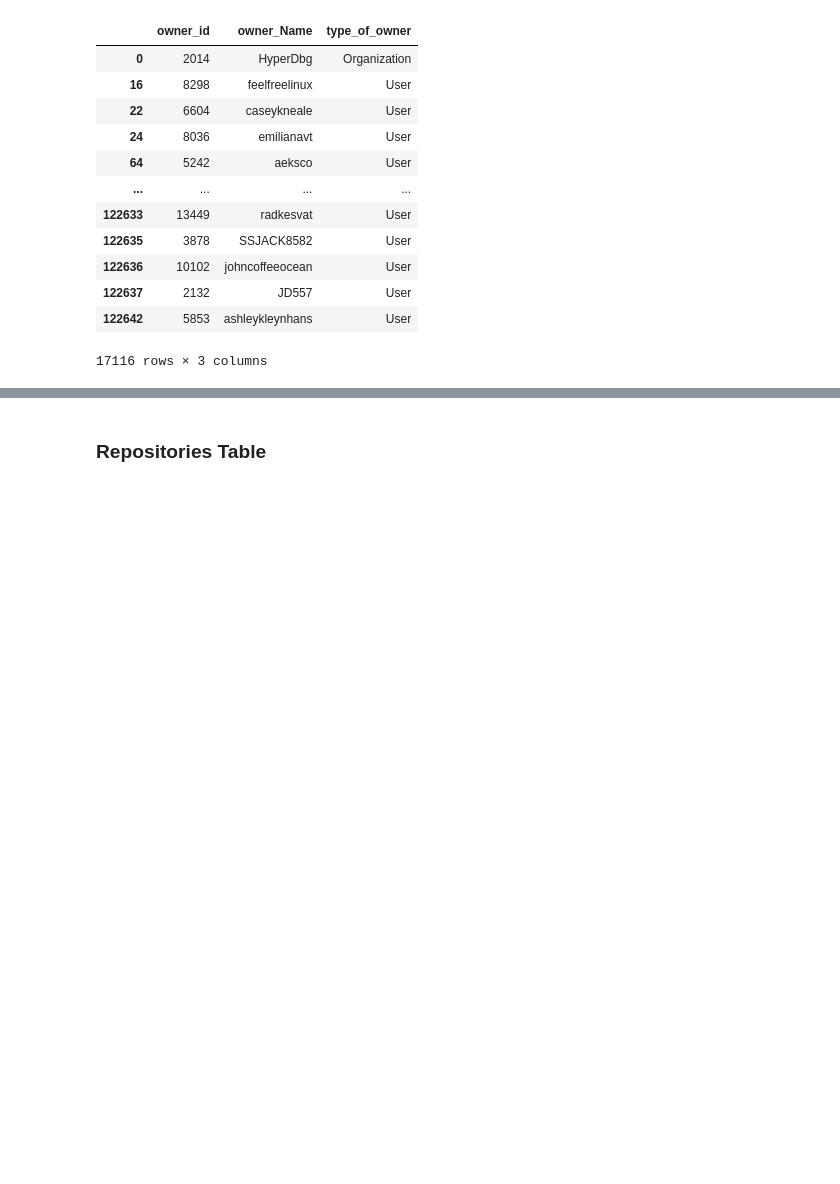
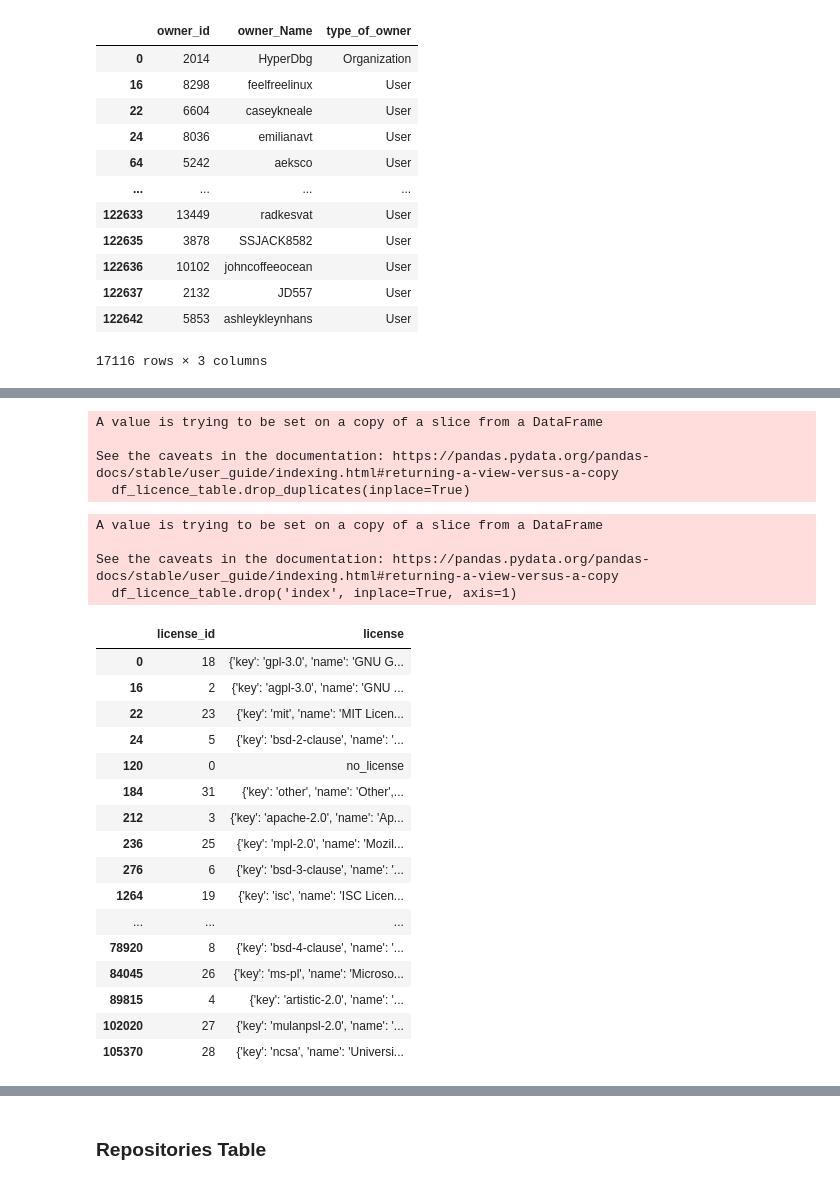
Before and after one commit to elouardyabderrahim/Mod-lisation-stockage-donn-es-gitHub-, a Jupyter notebook: github_db.ipynb, the cells around one changed output, grey strips where cells are left out. Drawn from its saved outputs; the diff is of its cells as text; code cells hidden in the pictures; blank space fills up the shorter version.

```diff
--- a/github_db.ipynb
+++ b/github_db.ipynb
@@ -511,0 +524,2 @@ df_Owners_table
+# %%
+df_licence_table=data_ready_to_insert[['license_id','license']]
@@ -511,0 +542,34 @@ df_Owners_table
+# %%
+df_licence_table.drop_duplicates(inplace=True)
+# %% [output]
+A value is trying to be set on a copy of a slice from a DataFrame
+
+See the caveats in the documentation: https://pandas.pydata.org/pandas-docs/stable/user_guide/indexing.html#returning-a-view-versus-a-copy
+  df_licence_table.drop_duplicates(inplace=True)
+# %%
+df_licence_table.drop('index', inplace=True, axis=1)
+# %% [output]
+A value is trying to be set on a copy of a slice from a DataFrame
+
+See the caveats in the documentation: https://pandas.pydata.org/pandas-docs/stable/user_guide/indexing.html#returning-a-view-versus-a-copy
+  df_licence_table.drop('index', inplace=True, axis=1)
+# %%
+df_licence_table
+# %% [output]
+|  | license_id | license |
+| 0 | 18 | {'key': 'gpl-3.0', 'name': 'GNU G... |
+| 16 | 2 | {'key': 'agpl-3.0', 'name': 'GNU ... |
+| 22 | 23 | {'key': 'mit', 'name': 'MIT Licen... |
+| 24 | 5 | {'key': 'bsd-2-clause', 'name': '... |
+| 120 | 0 | no_license |
+| 184 | 31 | {'key': 'other', 'name': 'Other',... |
+| 212 | 3 | {'key': 'apache-2.0', 'name': 'Ap... |
+| 236 | 25 | {'key': 'mpl-2.0', 'name': 'Mozil... |
+| 276 | 6 | {'key': 'bsd-3-clause', 'name': '... |
+| 1264 | 19 | {'key': 'isc', 'name': 'ISC Licen... |
+| ... | ... | ... |
+| 78920 | 8 | {'key': 'bsd-4-clause', 'name': '... |
+| 84045 | 26 | {'key': 'ms-pl', 'name': 'Microso... |
+| 89815 | 4 | {'key': 'artistic-2.0', 'name': '... |
+| 102020 | 27 | {'key': 'mulanpsl-2.0', 'name': '... |
+| 105370 | 28 | {'key': 'ncsa', 'name': 'Universi... |
```
Also changed, not shown: parts of 27 cells of this notebook, 4 other files.
